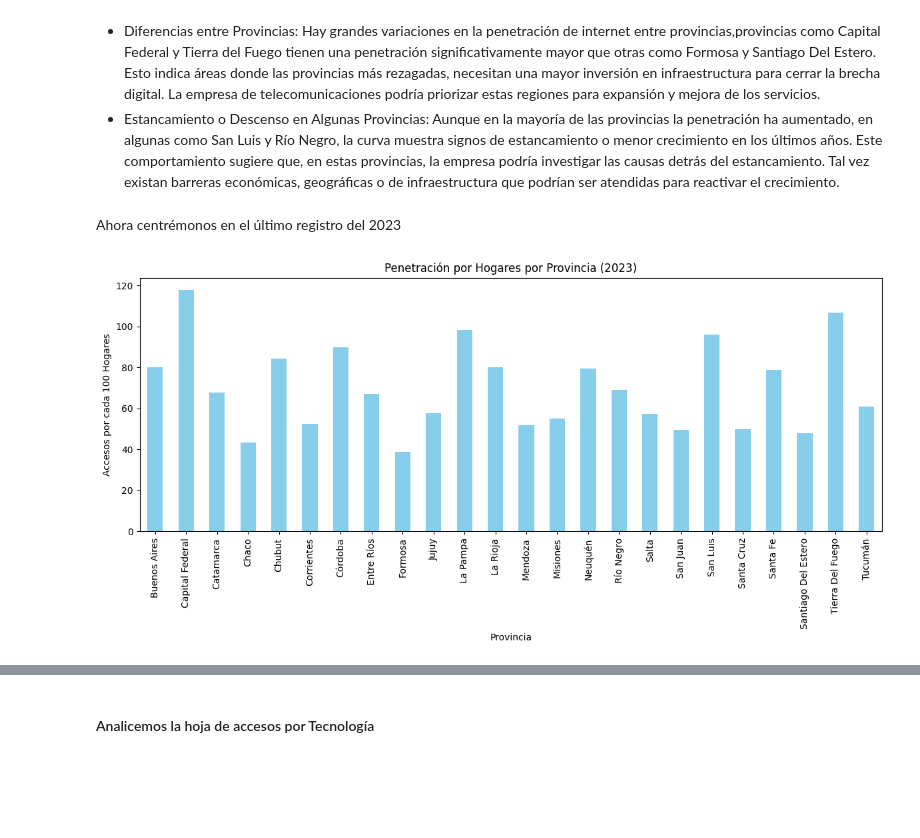
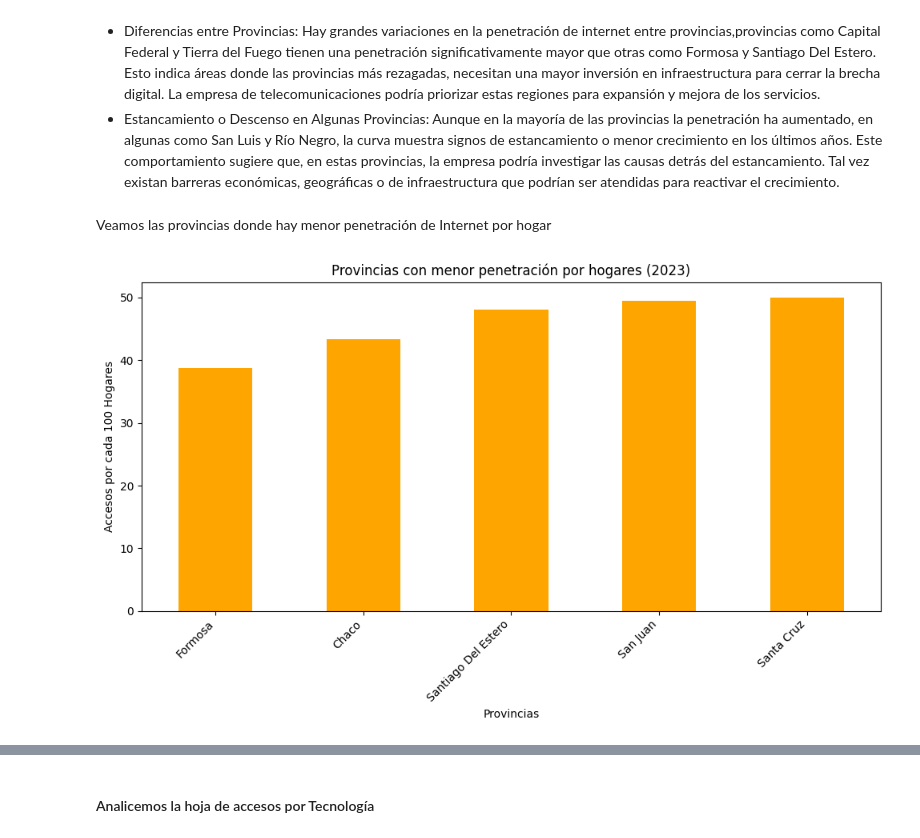
Before and after one commit to Melbutus/Data_Analyst_Telecomunicaciones, a Jupyter notebook: EDA.ipynb, the cells around one changed output, grey strips where cells are left out. Drawn from its saved outputs; the diff is of its cells as text; code cells hidden in the pictures; blank space fills up the shorter version.

```diff
--- a/EDA.ipynb
+++ b/EDA.ipynb
@@ -297,20 +289,26 @@ plt.show()
 - Incremento Generalizado de la Penetración de Internet: En la mayoría de las provincias, se observa un incremento constante en la penetración de internet a lo largo de los años. Este aumento refleja el crecimiento de la adopción de tecnologías de internet en los hogares a nivel nacional. Esto sugiere que la demanda de servicios de internet sigue creciendo, lo cual es una oportunidad para que la empresa siga invirtiendo en mejorar la infraestructura y oferta de servicios de internet.
 - Diferencias entre Provincias: Hay grandes variaciones en la penetración de internet entre provincias,provincias como Capital Federal y Tierra del Fuego tienen una penetración significativamente mayor que otras como Formosa y Santiago Del Estero. Esto indica áreas donde las provincias más rezagadas, necesitan una mayor inversión en infraestructura para cerrar la brecha digital. La empresa de telecomunicaciones podría priorizar estas regiones para expansión y mejora de los servicios.
 - Estancamiento o Descenso en Algunas Provincias: Aunque en la mayoría de las provincias la penetración ha aumentado, en algunas como San Luis y Río Negro, la curva muestra signos de estancamiento o menor crecimiento en los últimos años. Este comportamiento sugiere que, en estas provincias, la empresa podría investigar las causas detrás del estancamiento. Tal vez existan barreras económicas, geográficas o de infraestructura que podrían ser atendidas para reactivar el crecimiento.
-# %% [markdown]
-Ahora centrémonos en el último registro del 2023
+# %% [markdown]
+Veamos las provincias donde hay menor penetración de Internet por hogar
 # %%
-# Filtrar los datos para el año 2023
 penetracion_2023 = penetracion_hogares[penetracion_hogares['Año'] == 2023]
 
-# Graficar Penetración por Hogares por Provincia para el año 2023
-plt.figure(figsize=(12, 6))
-penetracion_2023.groupby('Provincia')['Accesos por cada 100 hogares'].mean().plot(kind='bar', color='skyblue')
-plt.title('Penetración por Hogares por Provincia (2023)')
+# Seleccionar las provincias con menor penetración de accesos por cada 100 hogares en el año 2023
+provincias_menor_penetracion = penetracion_2023.groupby('Provincia')['Accesos por cada 100 hogares'].mean().sort_values().head(5)
+
+# Graficar las provincias con menor penetración de accesos por cada 100 hogares en 2023
+plt.figure(figsize=(10, 6))
+provincias_menor_penetracion.plot(kind='bar', color='orange')
+
+# Añadir etiquetas y título
+plt.xlabel('Provincias')
 plt.ylabel('Accesos por cada 100 Hogares')
-plt.xlabel('Provincia')
-plt.xticks(rotation=90)
+plt.title('Provincias con menor penetración por hogares (2023)')
+plt.xticks(rotation=45, ha='right')
 plt.tight_layout()
+
+# Mostrar gráfico
 plt.show()
 # %% [output]
-[figure, old version]
+[figure, new version]
```
Also changed, not shown: parts of 27 cells of this notebook, 6 other files.
